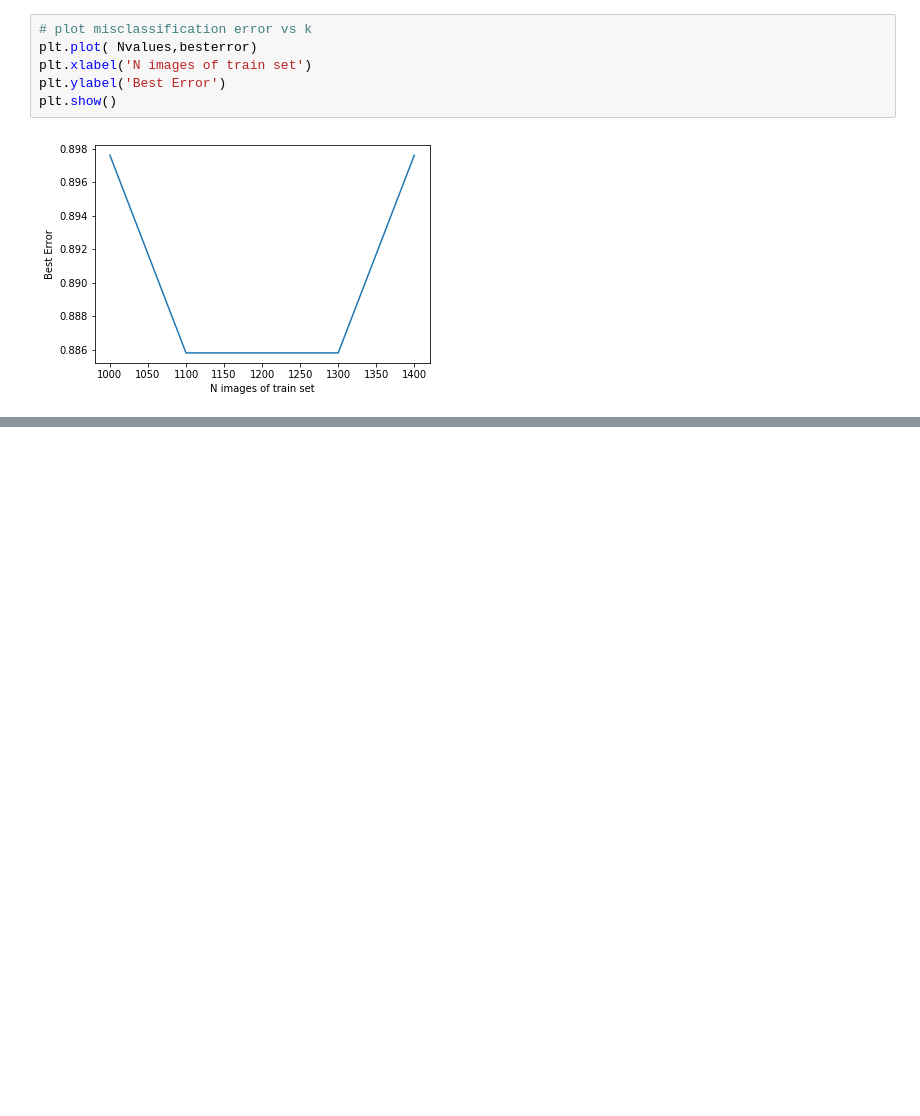
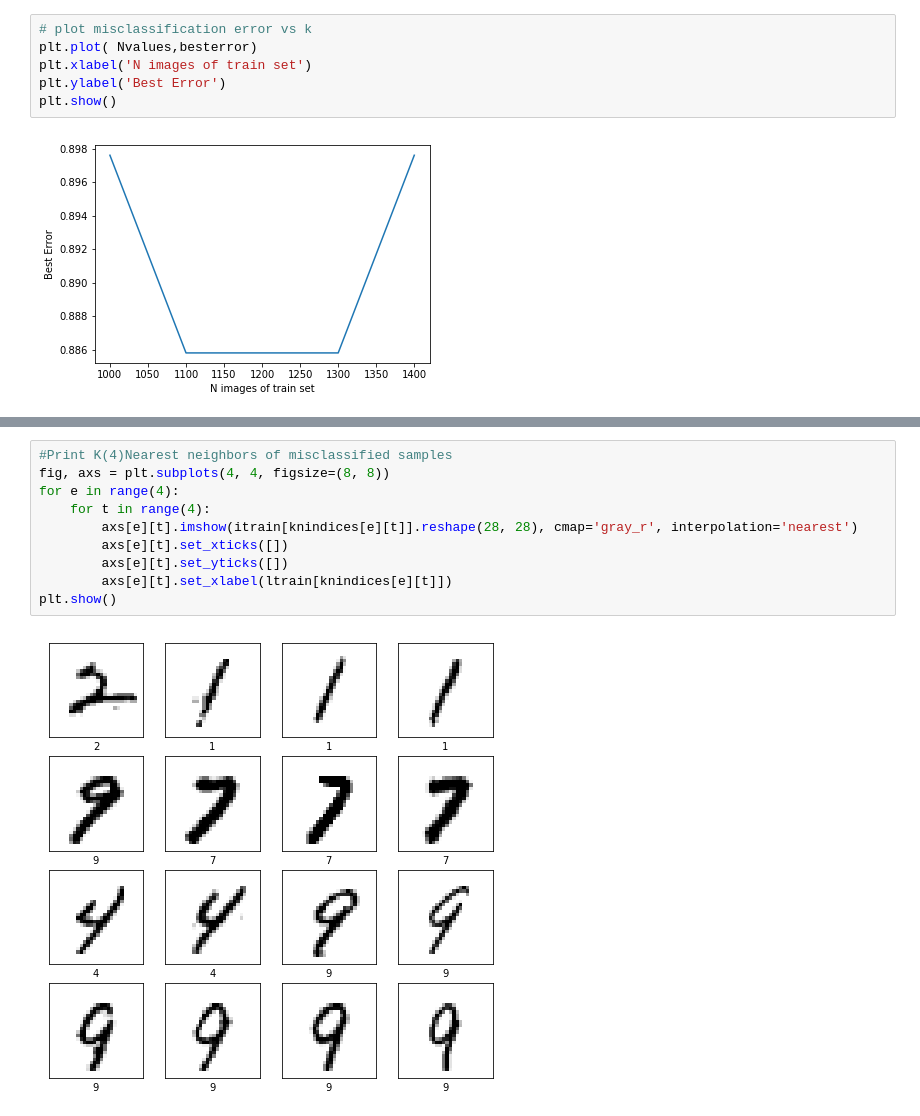
Before and after one commit to tanaysh7/Digit-Recognition-KNN, a Jupyter notebook: KNearest/Homework1.ipynb, the cells around one changed output, grey strips where cells are left out. Drawn from its saved outputs; the diff is of its cells as text; blank space fills up the shorter version.

```diff
--- a/KNearest/Homework1.ipynb
+++ b/KNearest/Homework1.ipynb
@@ -155,0 +167,12 @@ array('B', [7, 2, 1, 0, 4, 1, 4, 9, 5, 9])
+# %%
+#Print K(4)Nearest neighbors of misclassified samples
+fig, axs = plt.subplots(4, 4, figsize=(8, 8))
+for e in range(4):
+    for t in range(4):
+        axs[e][t].imshow(itrain[knindices[e][t]].reshape(28, 28), cmap='gray_r', interpolation='nearest')
+        axs[e][t].set_xticks([])
+        axs[e][t].set_yticks([])
+        axs[e][t].set_xlabel(ltrain[knindices[e][t]])
+plt.show()
+# %% [output]
+[figure, added]
```
Also changed, not shown: parts of 4 cells of this notebook.
